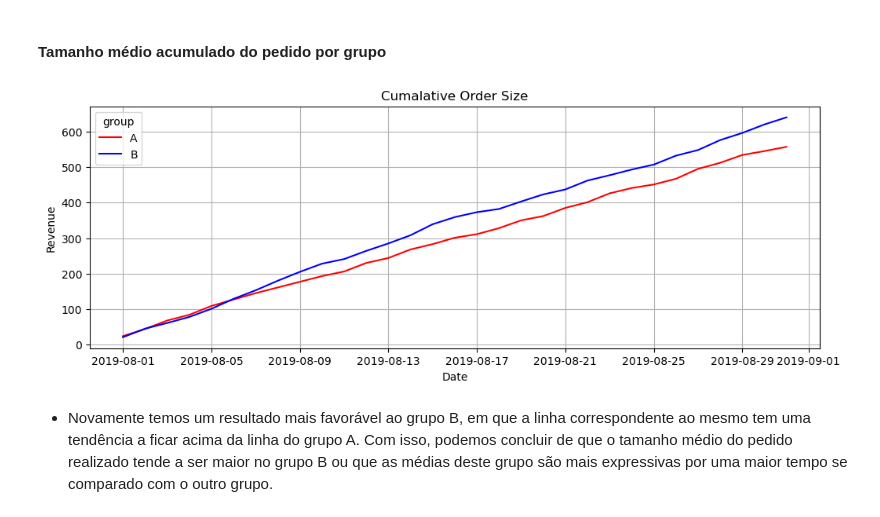
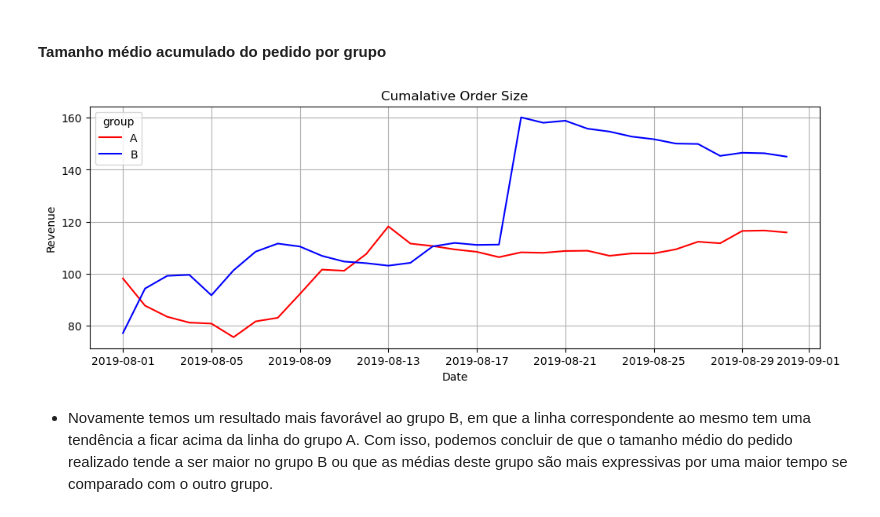
Before and after one commit to RafaelGenari/Bootcamp_Project_Making_Decisions_Based_In_Data, a Jupyter notebook: Notebooks/EDA.ipynb, the cells around one changed output. Cells and saved outputs as stored; diff of their text form; code cells hidden in the pictures.

```diff
--- a/Notebooks/EDA.ipynb
+++ b/Notebooks/EDA.ipynb
@@ -389,14 +389,14 @@ plt.show()
 #### Tamanho médio acumulado do pedido por grupo
 # %%
 plt.figure(figsize=(12, 4))
-sns.lineplot(x = 'date', y= 'cumulative_orders', hue = 'group', palette=['red', 'blue'], data = data_total)
+sns.lineplot(x = 'date', y= 'orders_mean', hue = 'group', palette=['red', 'blue'], data = data_total)
 plt.title('Cumalative Order Size')
 plt.xlabel('Date')
 plt.ylabel('Revenue')
 plt.grid()
 plt.show()
 # %% [output]
-[figure, old version]
+[figure, new version]
 # %% [markdown]
 - Novamente temos um resultado mais favorável ao grupo B, em que a linha correspondente ao mesmo tem uma tendência a ficar acima da linha do grupo A. Com isso, podemos concluir de que o tamanho médio do pedido realizado tende a ser maior no grupo B ou que as médias deste grupo são mais expressivas por uma maior tempo se comparado com o outro grupo.
 # %% [markdown]
```
Also changed, not shown: parts of 21 cells of this notebook.
